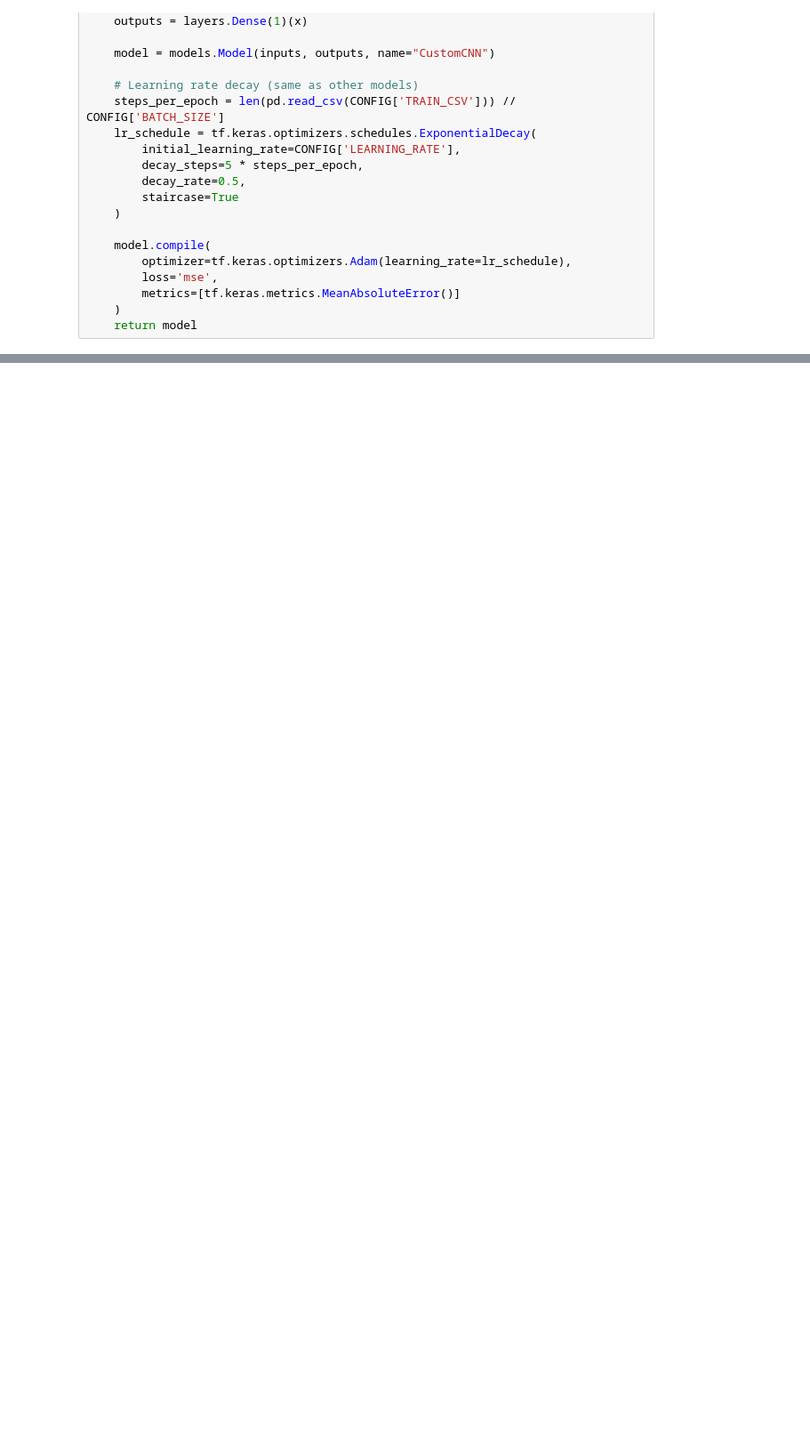
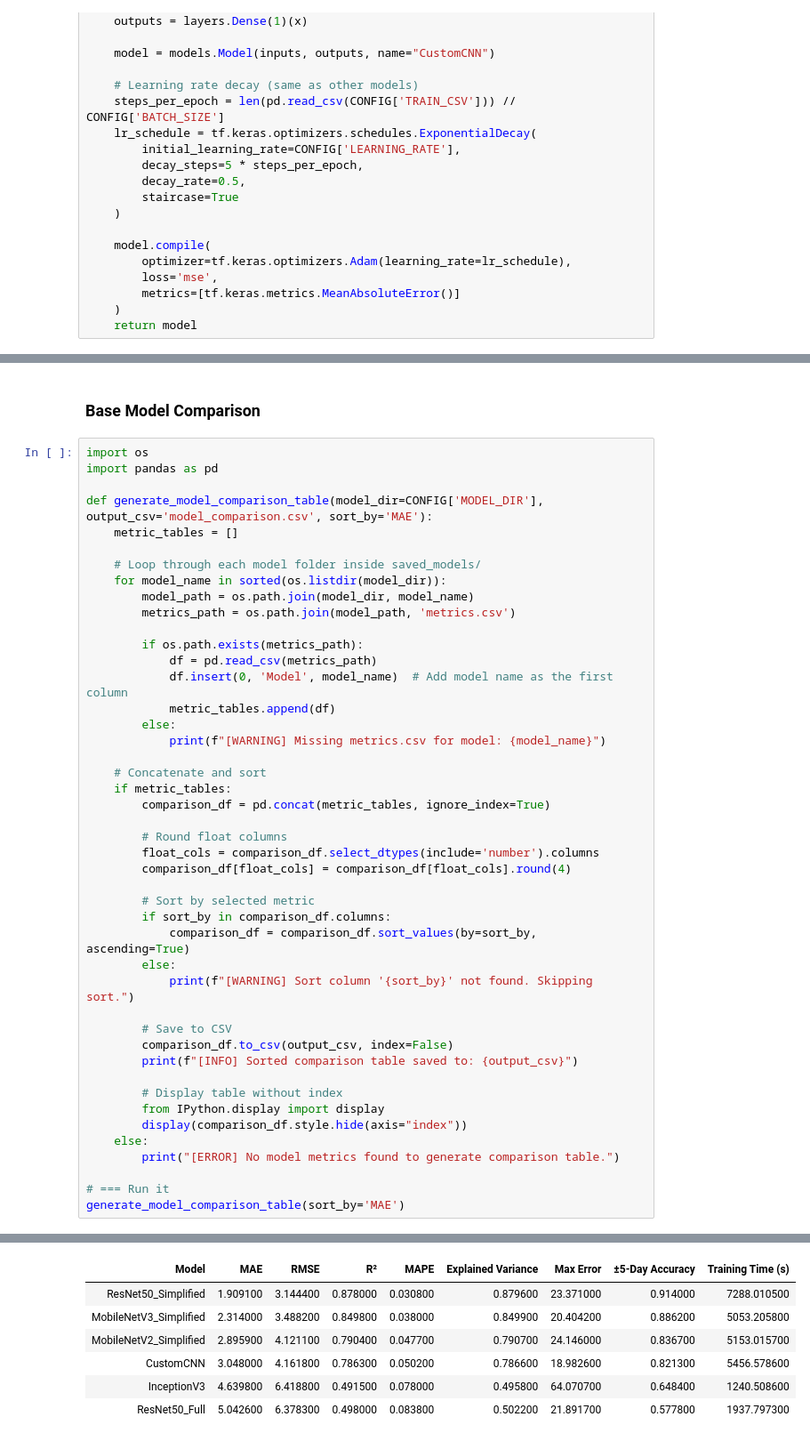
Before and after one commit to hoangyennguyen-work/COSC2753_A2_S3_G7, a Jupyter notebook: ver5.ipynb, the cells around one changed output, grey strips where cells are left out. Shown at 89% size. Drawn from its saved outputs; the diff is of its cells as text; blank space fills up the shorter version.

```diff
--- a/ver5.ipynb
+++ b/ver5.ipynb
@@ -848,0 +1040,48 @@ Epoch 47/100
+# %% [markdown]
+### Base Model Comparison
+# %%
+import os
+import pandas as pd
+
+def generate_model_comparison_table(model_dir=CONFIG['MODEL_DIR'], output_csv='model_comparison.csv', sort_by='MAE'):
+    metric_tables = []
+
+    # Loop through each model folder inside saved_models/
+    for model_name in sorted(os.listdir(model_dir)):
+        model_path = os.path.join(model_dir, model_name)
+        metrics_path = os.path.join(model_path, 'metrics.csv')
+
+        if os.path.exists(metrics_path):
+            df = pd.read_csv(metrics_path)
+            df.insert(0, 'Model', model_name)  # Add model name as the first column
+            metric_tables.append(df)
+        else:
+            print(f"[WARNING] Missing metrics.csv for model: {model_name}")
+
+    # Concatenate and sort
+    if metric_tables:
+        comparison_df = pd.concat(metric_tables, ignore_index=True)
+
+        # Round float columns
+        float_cols = comparison_df.select_dtypes(include='number').columns
+        comparison_df[float_cols] = comparison_df[float_cols].round(4)
+
+        # Sort by selected metric
+        if sort_by in comparison_df.columns:
+            comparison_df = comparison_df.sort_values(by=sort_by, ascending=True)
+        else:
+            print(f"[WARNING] Sort column '{sort_by}' not found. Skipping sort.")
+
+        # Save to CSV
+        comparison_df.to_csv(output_csv, index=False)
+        print(f"[INFO] Sorted comparison table saved to: {output_csv}")
+
+        # Display table without index
+        from IPython.display import display
+        display(comparison_df.style.hide(axis="index"))
+    else:
+        print("[ERROR] No model metrics found to generate comparison table.")
+
+# === Run it
+generate_model_comparison_table(sort_by='MAE')
+# %% [output]
@@ -849,3 +1090,10 @@ Epoch 47/100
+| Model | MAE | RMSE | R² | MAPE | Explained Variance | Max Error | ±5-Day Accuracy | Training Time (s) |
+| ResNet50_Simplified | 1.909100 | 3.144400 | 0.878000 | 0.030800 | 0.879600 | 23.371000 | 0.914000 | 7288.010500 |
+| MobileNetV3_Simplified | 2.314000 | 3.488200 | 0.849800 | 0.038000 | 0.849900 | 20.404200 | 0.886200 | 5053.205800 |
+| MobileNetV2_Simplified | 2.895900 | 4.121100 | 0.790400 | 0.047700 | 0.790700 | 24.146000 | 0.836700 | 5153.015700 |
+| CustomCNN | 3.048000 | 4.161800 | 0.786300 | 0.050200 | 0.786600 | 18.982600 | 0.821300 | 5456.578600 |
+| InceptionV3 | 4.639800 | 6.418800 | 0.491500 | 0.078000 | 0.495800 | 64.070700 | 0.648400 | 1240.508600 |
+| ResNet50_Full | 5.042600 | 6.378300 | 0.498000 | 0.083800 | 0.502200 | 21.891700 | 0.577800 | 1937.797300 |
 # %%
 ## EFFICIENT NET B0
 
```
Also changed, not shown: parts of 15 cells of this notebook, 19 other files.
